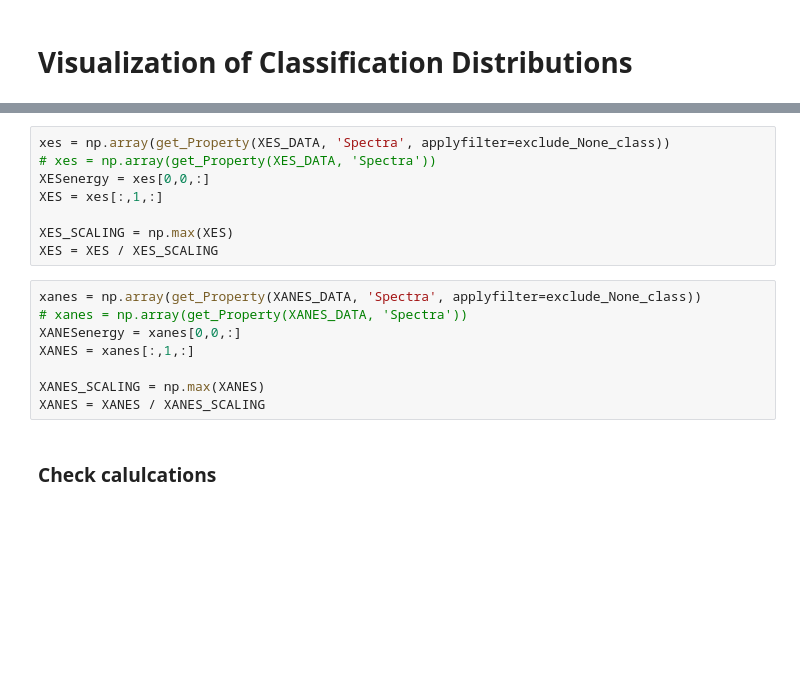
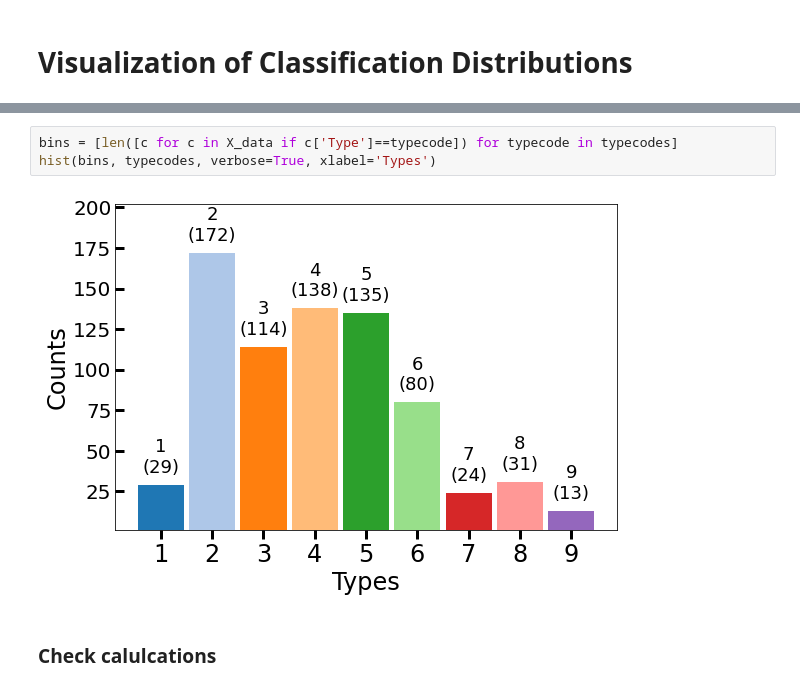
Before and after one commit to Seidler-Lab/Phosphorus-ML-Project, a Jupyter notebook: Data_Analysis_Sam.ipynb, the cells around one changed output, grey strips where cells are left out. Saved outputs shown, nothing was run; the diff lists cells and outputs as text; blank space fills up the shorter version.

```diff
--- a/Data_Analysis_Sam.ipynb
+++ b/Data_Analysis_Sam.ipynb
@@ -136,18 +128,7 @@ hist(bins, classnames, label='Type', verbose=True)
-# %%
-xes = np.array(get_Property(XES_DATA, 'Spectra', applyfilter=exclude_None_class))
-# xes = np.array(get_Property(XES_DATA, 'Spectra'))
-XESenergy = xes[0,0,:]
-XES = xes[:,1,:]
-
-XES_SCALING = np.max(XES)
-XES = XES / XES_SCALING
-# %%
-xanes = np.array(get_Property(XANES_DATA, 'Spectra', applyfilter=exclude_None_class))
-# xanes = np.array(get_Property(XANES_DATA, 'Spectra'))
-XANESenergy = xanes[0,0,:]
-XANES = xanes[:,1,:]
-
-XANES_SCALING = np.max(XANES)
-XANES = XANES / XANES_SCALING
+# %%
+bins = [len([c for c in X_data if c['Type']==typecode]) for typecode in typecodes]
+hist(bins, typecodes, verbose=True, xlabel='Types')
+# %% [output]
+[figure, added]
 # %% [markdown]
 ### Check calulcations
```
Also changed, not shown: parts of 34 cells of this notebook, 3 other files.
